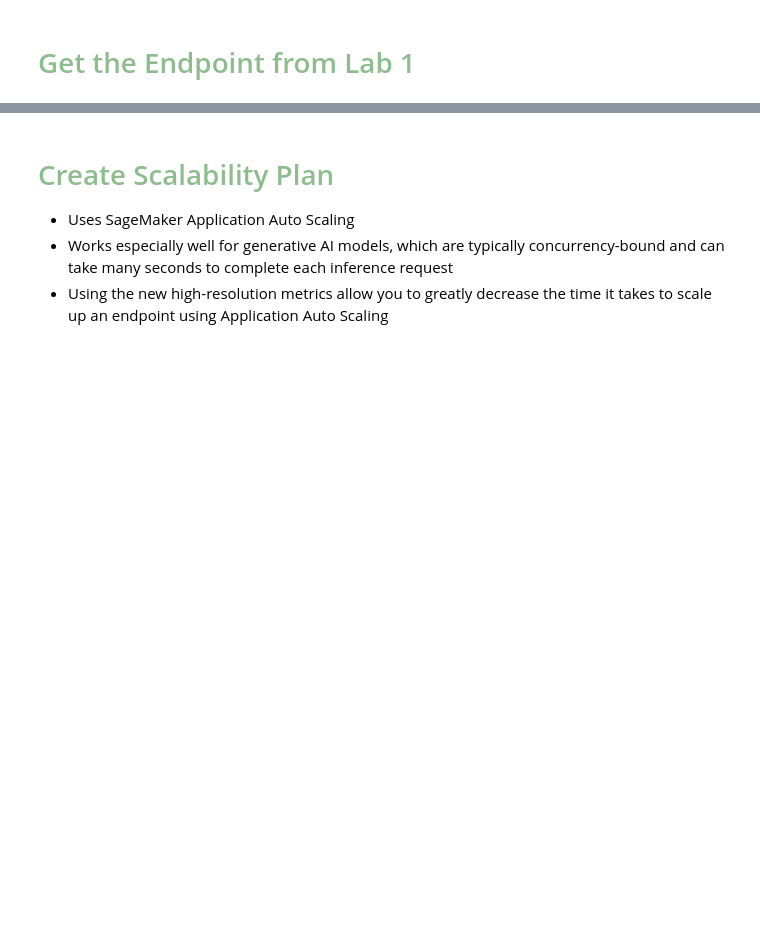
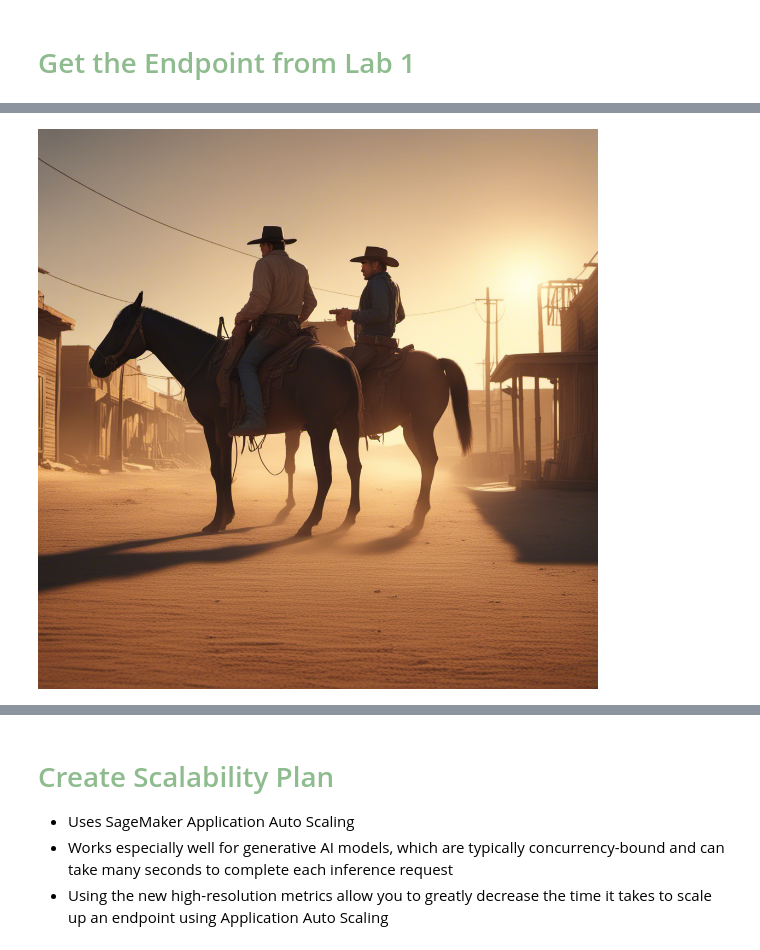
Before and after one commit to SimonDdraig/labs-sagemaker, a Jupyter notebook: jumpstart/application_auto_scaling/lab2.ipynb, the cells around one changed output, grey strips where cells are left out. Drawn from its saved outputs; the diff is of its cells as text; code cells hidden in the pictures; blank space fills up the shorter version.

Commit message:
jumpstart-lab1 allowed img2txt prompts

```diff
--- a/jumpstart/application_auto_scaling/lab2.ipynb
+++ b/jumpstart/application_auto_scaling/lab2.ipynb
@@ -21,6 +21,7 @@ This lab does the following:
 myRegion='us-east-1'
 
 # parameter store
+myParameterStoreChosenModel='doit-jumpstart-sagemaker-chosen-model'
 myParameterStoreEndpointName='doit-jumpstart-sagemaker-endpoint-name'
 myParameterStoreIAMARN='doit-jumpstart-sagemaker-iam-arn'
 
@@ -133,30 +153,69 @@ print ('Done! Move to the next cell ->')
+# %%
+# required if an image model is being used
+def decode_and_show(model_response) -> None:
+    from PIL import Image
+    import base64
+    import io
+
+    image = Image.open(io.BytesIO(base64.b64decode(model_response)))
+    display(image)
+    image.close()
 # %%
 # test the endpoint
-example_payloads = [
-    {
-        "body": {
-            "inputs": "Write a Python function to check if a number is prime",
-            "parameters": {"max_new_tokens": 128, "temperature": 0.2, "top_p": 0.9},
+import random
+
+# get the model we deployed from parameter store
+response = ssm.get_parameter(
+    Name=myParameterStoreChosenModel
+)
+chosenModel = response['Parameter']['Value']
+modelType = chosenModel.split("|")[0]
+modelID = chosenModel.split("|")[1]
+instanceType = chosenModel.split("|")[2].split(" ")[0]
+print(f"You selected: model type {modelType} {modelID} on {instanceType}")
+
+if modelType == "llm":
+    example_payloads = [
+        {
+            "body": {
+                "inputs": "Describe what a llm model can do for someone who is sceptical about them",
+                "parameters": {
+                    "max_new_tokens": 128,
+                    "temperature": 0.2,
+                    "top_p": 0.9,
+                },
+            },
+            "content_type": "application/json",
+            "accept": "application/json",
         },
-        "content_type": "application/json",
-        "accept": "application/json",
-    },
-    {
-        "body": {
-            "inputs": "Describe what a llm model can do for someone who is sceptical about them",
-            "parameters": {"max_new_tokens": 128, "temperature": 0.2, "top_p": 0.9},
+    ]
+else:
+    example_payloads = [
+        {
+            "text_prompts": [
+                {
+                    "text": "A cowboy standoff at sunset in a dusty desert town, cinematic wide shot, golden hour lighting, photorealistic"
+                }
+            ],
+            "width": 1024,
+            "height": 1024,
+            "cfg_scale": 7.0,
+            "steps": 150,
+            "seed": random.randint(0, 4294967295),
         },
-        "content_type": "application/json",
-        "accept": "application/json",
-    },
-]
-
+    ]
 
 for payload in example_payloads:
-    body = payload.body if hasattr(payload, "body") else payload["body"]
-    response = predictor.predict(body)
-    response = response[0] if isinstance(response, list) else response
-    print("Input:\n", body, end="\n\n")
-    print("Output:\n", response["generated_text"].strip(), end="\n\n\n")
+    if modelType == "llm":
+        body = payload.body if hasattr(payload, "body") else payload["body"]
+        response = predictor.predict(body)
+        response = response[0] if isinstance(response, list) else response
+        print("Input:\n", body, end="\n\n")
+        print("Output:\n", response["generated_text"].strip(), end="\n\n\n")
+    else:
+        #payload = json.dumps(payload).encode("utf-8") # in case you change the image model that needs it
+        response = predictor.predict(payload)
+        decode_and_show(response["generated_image"])
 
-print ('Done! Move to the next cell ->')
+print("Done! Move to the next cell ->")
+# %% [output]
@@ -162,0 +223 @@ print ('Done! Move to the next cell ->')
+[figure, added]
```
Also changed, not shown: parts of 19 cells of this notebook, 9 other files.
